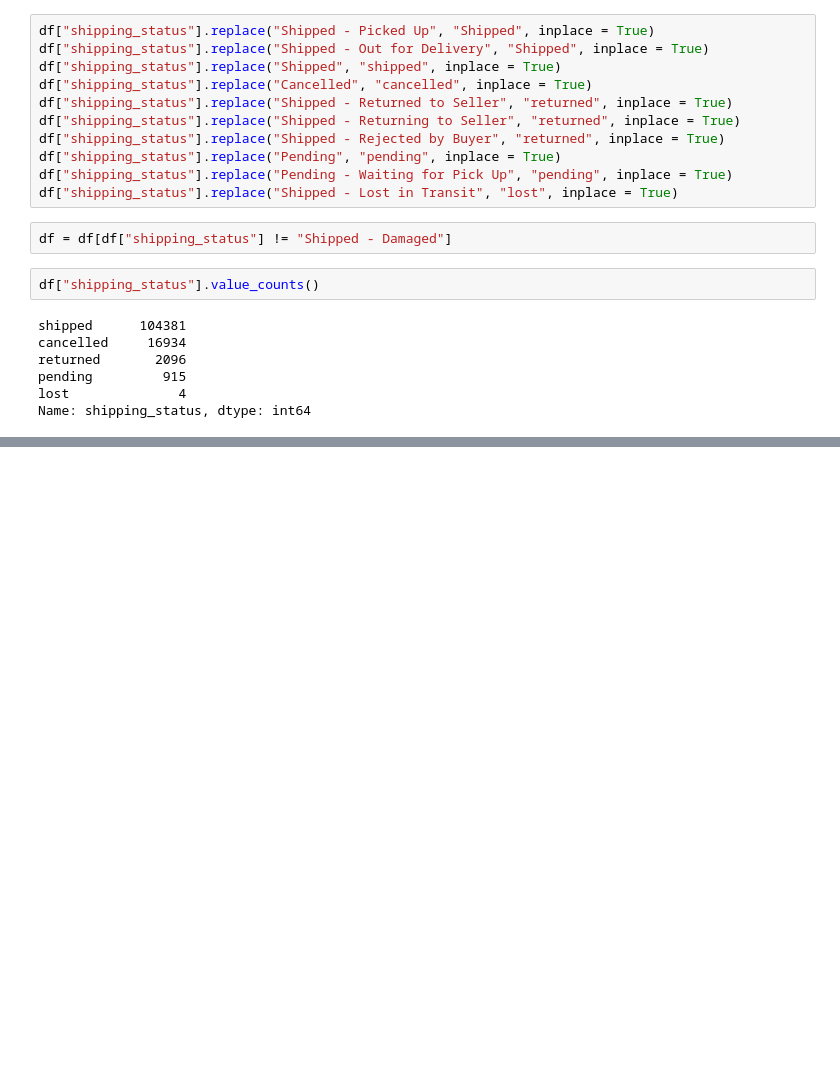
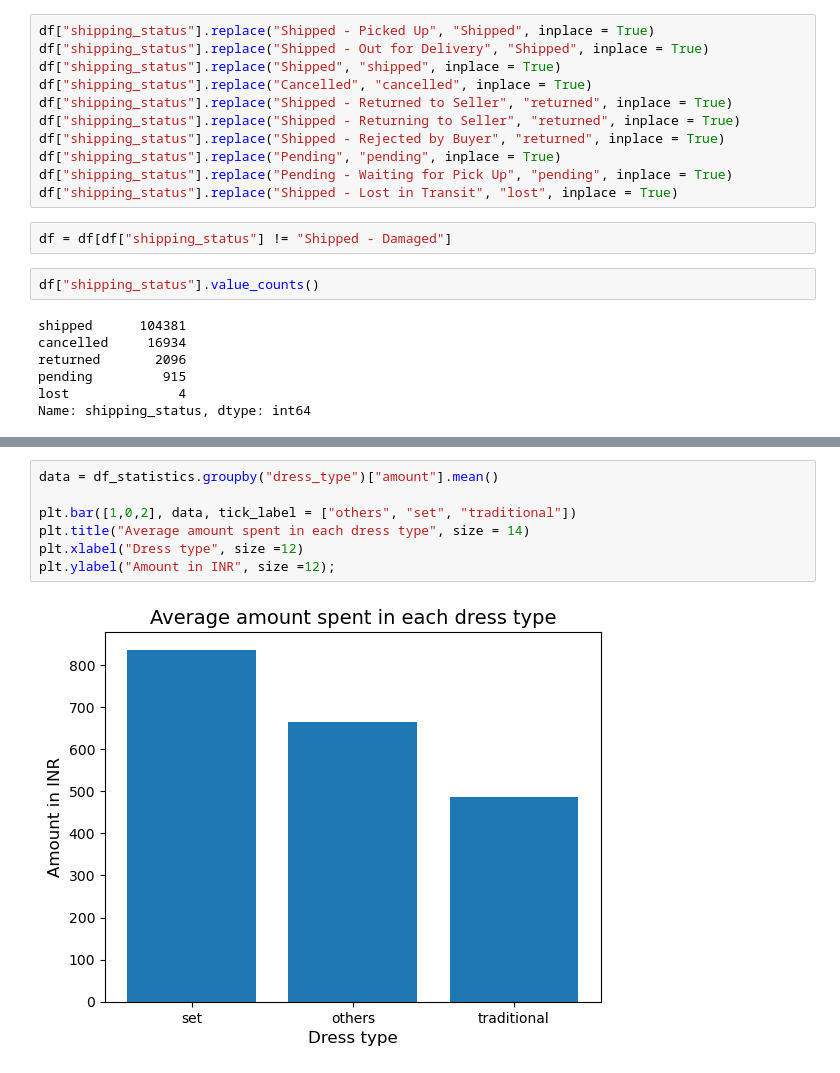
Before and after one commit to Abdelrahman2030/amazon_sales, a Jupyter notebook: amazon_products.ipynb, the cells around one changed output, grey strips where cells are left out. Cells and saved outputs as stored; diff of their text form; blank space fills up the shorter version.

```diff
--- a/amazon_products.ipynb
+++ b/amazon_products.ipynb
@@ -598,0 +809,9 @@ pd.to_datetime(df["da"])
+# %%
+data = df_statistics.groupby("dress_type")["amount"].mean()
+
+plt.bar([1,0,2], data, tick_label = ["others", "set", "traditional"])
+plt.title("Average amount spent in each dress type", size = 14)
+plt.xlabel("Dress type", size =12)
+plt.ylabel("Amount in INR", size =12);
+# %% [output]
+[figure, added]
```
Also changed, not shown: parts of 64 cells of this notebook.
